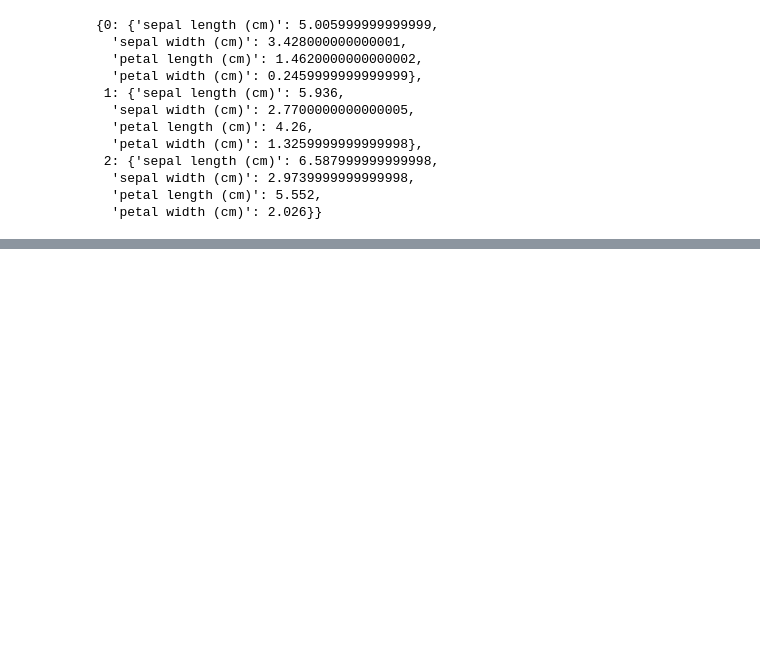
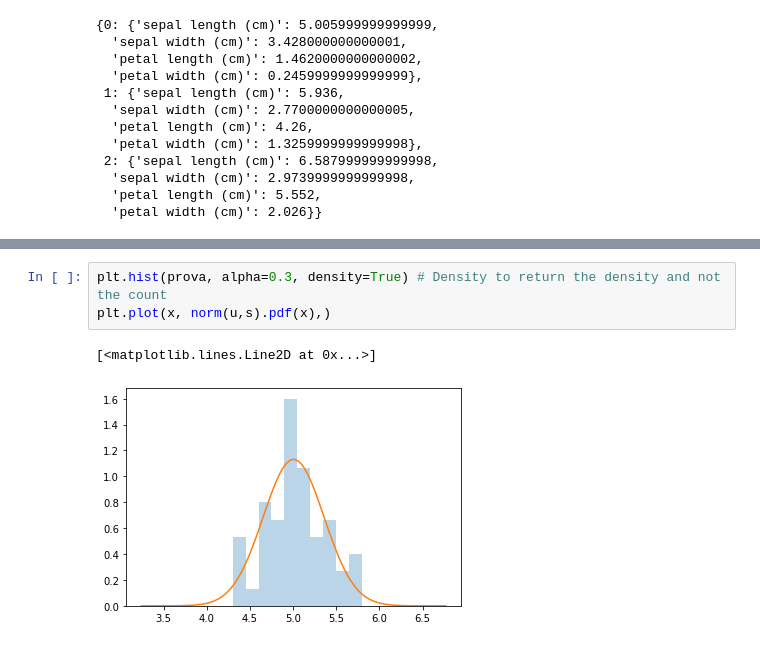
Before and after one commit to notlosca/data-science-lab, a Jupyter notebook: laboratories/lab_01/lab1.ipynb, the cells around one changed output, grey strips where cells are left out. Drawn from its saved outputs; the diff is of its cells as text; blank space fills up the shorter version.

```diff
--- a/laboratories/lab_01/lab1.ipynb
+++ b/laboratories/lab_01/lab1.ipynb
@@ -73,0 +129,6 @@ mean_per_type
+# %%
+plt.hist(prova, alpha=0.3, density=True) # Density to return the density and not the count
+plt.plot(x, norm(u,s).pdf(x),)
+# %% [output]
+[<matplotlib.lines.Line2D at 0x...>]
+[figure, added]
```
Also changed, not shown: parts of 6 cells of this notebook, 1 other file.
